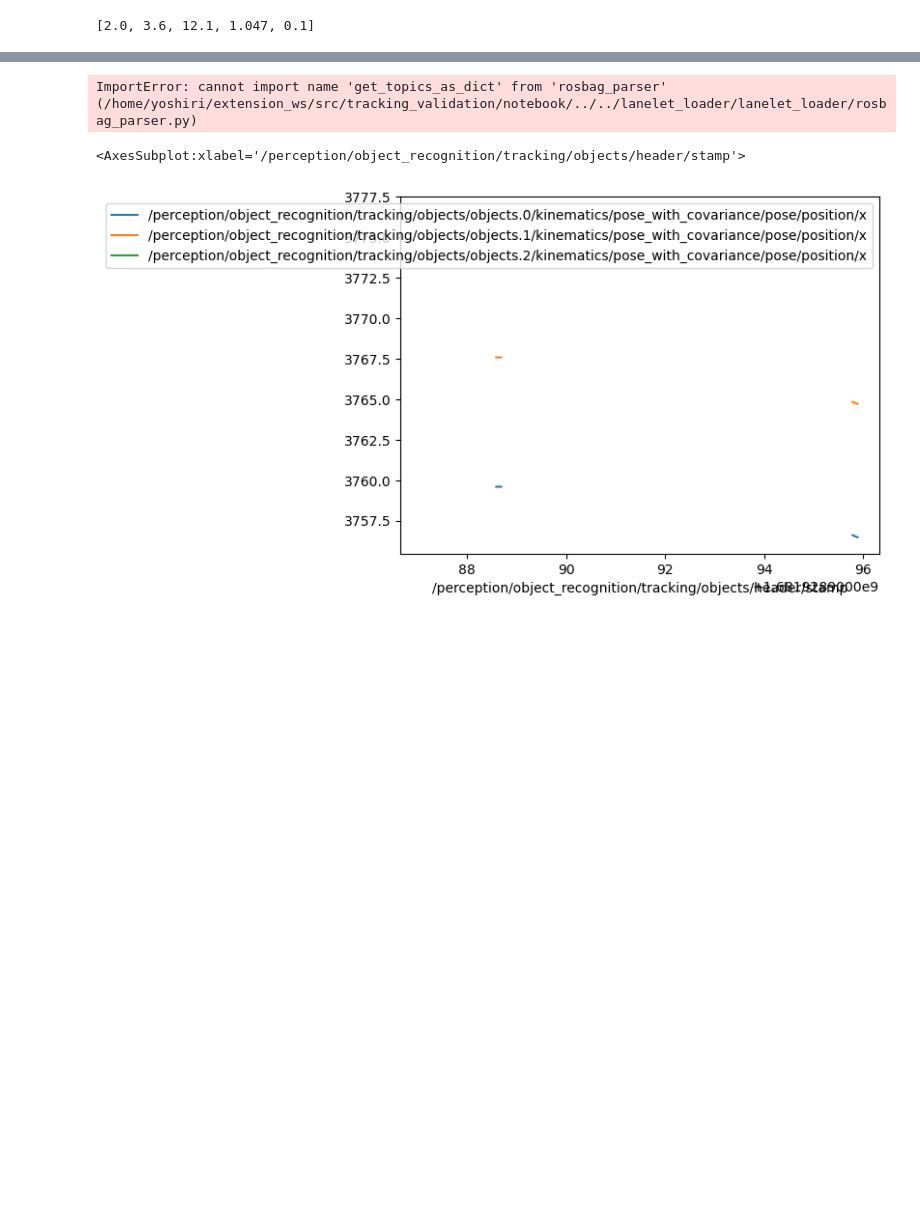
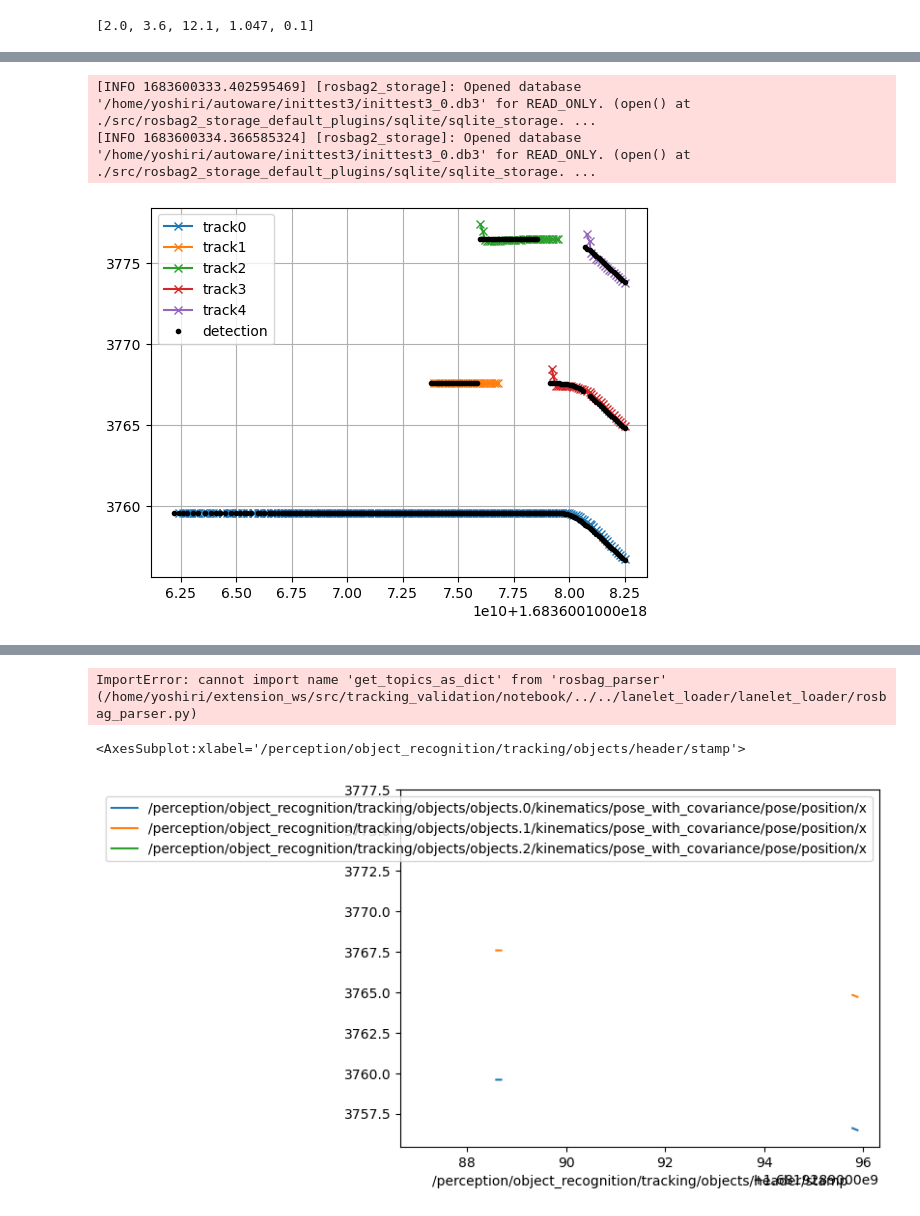
Before and after one commit to YoshiRi/tracking_validation, a Jupyter notebook: notebook/test1.ipynb, the cells around one changed output, grey strips where cells are left out. Drawn from its saved outputs; the diff is of its cells as text; code cells hidden in the pictures; blank space fills up the shorter version.

```diff
--- a/notebook/test1.ipynb
+++ b/notebook/test1.ipynb
@@ -184,0 +66,13 @@ ImportError: attempted relative import with no known parent package
+# %%
+rosbag_file = "/home/yoshiri/autoware/inittest3/inittest3_0.db3"
+tp2 = TrackingParser(rosbag_file)
+dp2 = DetectionParser(rosbag_file)
+
+tp2.plot_kinematics("time","x")
+plt.plot(dp2.data["time"], dp2.data["x"], 'k.')
+plt.legend(["track0","track1","track2","track3","track4","detection"])
+plt.grid()
+# %% [output]
+[INFO 1683600333.402595469] [rosbag2_storage]: Opened database '/home/yoshiri/autoware/inittest3/inittest3_0.db3' for READ_ONLY. (open() at ./src/rosbag2_storage_default_plugins/sqlite/sqlite_storage. ...
+[INFO 1683600334.366585324] [rosbag2_storage]: Opened database '/home/yoshiri/autoware/inittest3/inittest3_0.db3' for READ_ONLY. (open() at ./src/rosbag2_storage_default_plugins/sqlite/sqlite_storage. ...
+[figure, added]
```
Also changed, not shown: parts of 22 cells of this notebook, 1 other file.
